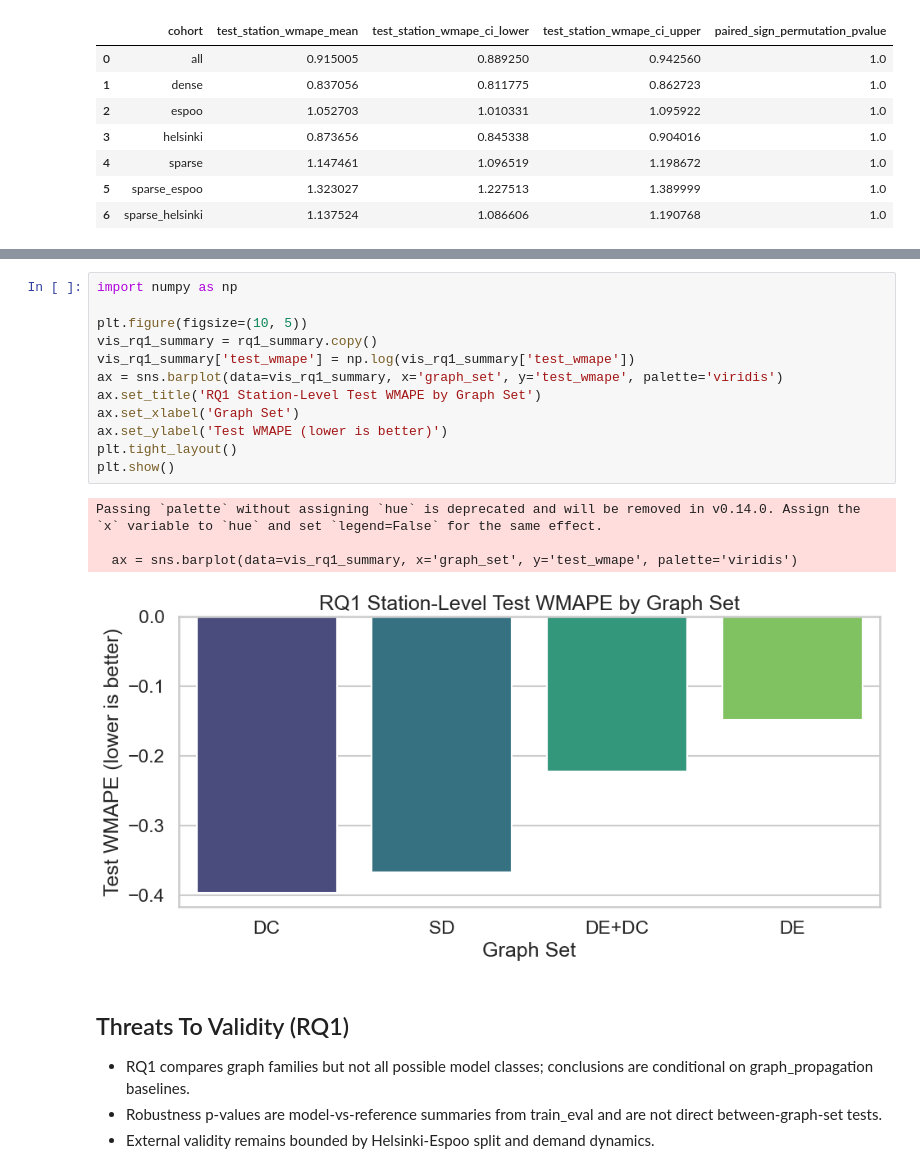
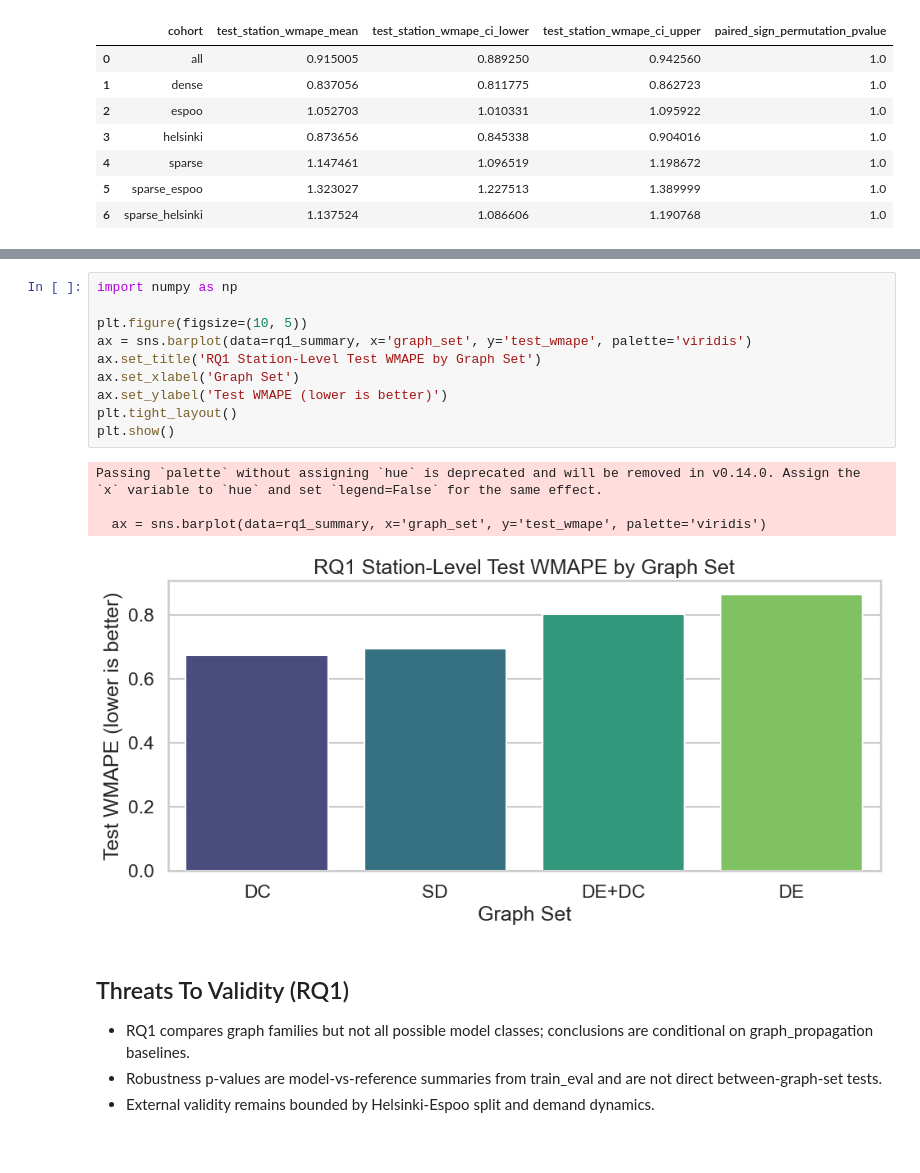
Before and after one commit to odinsseo/hsl-bikes, a Jupyter notebook: notebooks/rq1_functional_vs_geometric.ipynb, the cells around one changed output, grey strips where cells are left out. Cells and saved outputs as stored; diff of their text form.

```diff
--- a/notebooks/rq1_functional_vs_geometric.ipynb
+++ b/notebooks/rq1_functional_vs_geometric.ipynb
@@ -293,20 +299,18 @@ rq1_sensitivity.head(20)
 # %%
 import numpy as np
 
 plt.figure(figsize=(10, 5))
-vis_rq1_summary = rq1_summary.copy()
-vis_rq1_summary['test_wmape'] = np.log(vis_rq1_summary['test_wmape'])
-ax = sns.barplot(data=vis_rq1_summary, x='graph_set', y='test_wmape', palette='viridis')
+ax = sns.barplot(data=rq1_summary, x='graph_set', y='test_wmape', palette='viridis')
 ax.set_title('RQ1 Station-Level Test WMAPE by Graph Set')
 ax.set_xlabel('Graph Set')
 ax.set_ylabel('Test WMAPE (lower is better)')
 plt.tight_layout()
 plt.show()
 # %% [output]
 Passing `palette` without assigning `hue` is deprecated and will be removed in v0.14.0. Assign the `x` variable to `hue` and set `legend=False` for the same effect.
 
-  ax = sns.barplot(data=vis_rq1_summary, x='graph_set', y='test_wmape', palette='viridis')
+  ax = sns.barplot(data=rq1_summary, x='graph_set', y='test_wmape', palette='viridis')
-[figure, old version]
+[figure, new version]
 # %% [markdown]
 ## Threats To Validity (RQ1)
 
```
Also changed, not shown: parts of 3 cells of this notebook, 7 other files.
